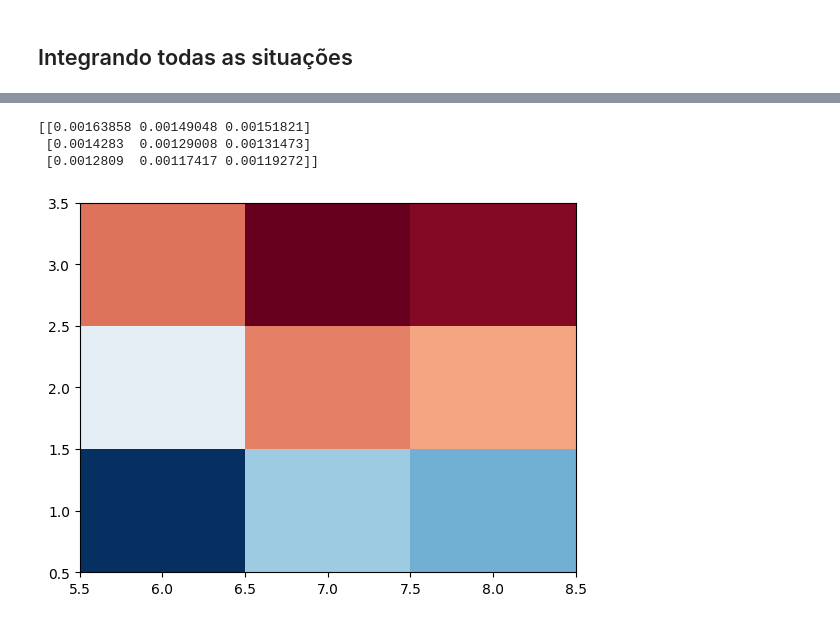
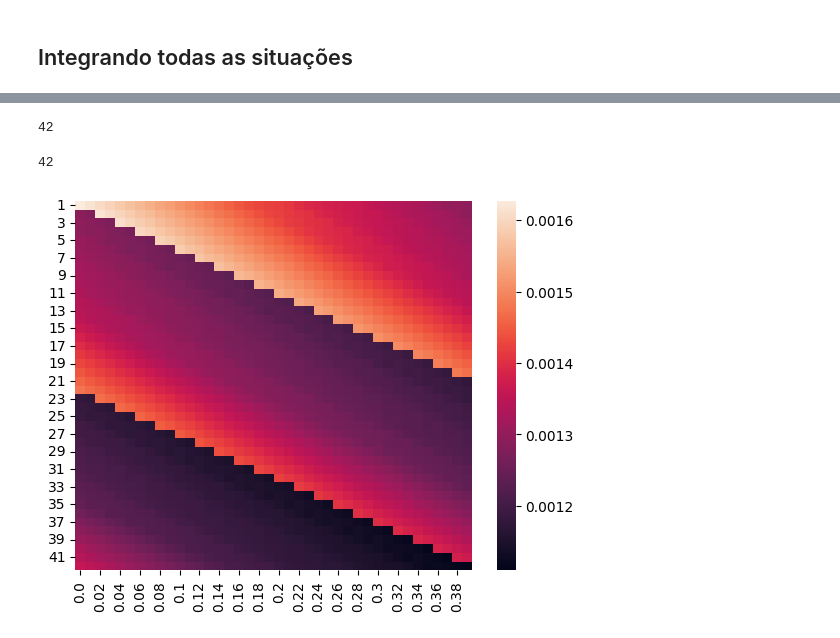
Before and after one commit to filipe7788/SEIHURD, a Jupyter notebook: cenarios_de_simulacao/mapa_de_calor.ipynb, the cells around one changed output, grey strips where cells are left out. Drawn from its saved outputs; the diff is of its cells as text; code cells hidden in the pictures.

Commit message:
excluindo arquivo de draft e terminando o heatmap continuo

```diff
--- a/cenarios_de_simulacao/mapa_de_calor.ipynb
+++ b/cenarios_de_simulacao/mapa_de_calor.ipynb
@@ -268,17 +289,24 @@ listaDeSituacoes = [tauNormal,
 # %% [markdown]
 ## Integrando todas as situações
 # %%
-ts0 =  arange(len(novos_vacinados)-3)
+ts0 =  np.arange(len(novos_vacinados)-4)
 
 ultimoItemDasListasDeSituacoesComMorte = []
 ultimoItemDasListasDeSituacoesComCasos = []
 
-for listau in listaDeSituacoes:
-       parode = [1.90221545,   3.76585085,   2.14629225,   3.27760444,
+
+lista_de_fator_multiplicacao = np.arange(0, fator_multiplicacao, 0.01)
+lista_de_antecipacao_da_vacina = np.arange(1, 43, 1)
+for i in lista_de_fator_multiplicacao:
+       for j in lista_de_antecipacao_da_vacina:
+              adiantamento = vacina_com_adiantamento_em(j)
+              listau = adiantamento+adiantamento*i
+              parode = [1.90221545,   3.76585085,   2.14629225,   3.27760444,
               126.48480189, 172.97799643, 288.57269974, listau]
-       resultado = odeint(SEIIHURD, condicoes_iniciais, ts0, args=(parode,), mxstep=1000000)
-       mortosDaSituacao = resultado[:,-3]
-       casosDaSituacao = resultado[:,-2]
+              resultado = odeint(SEIIHURD, condicoes_iniciais, ts0, args=(parode,), mxstep=1000000)
+              mortosDaSituacao = resultado[:,-3]
+              casosDaSituacao = resultado[:,-2]
 
-       ultimoItemDasListasDeSituacoesComMorte.append(mortosDaSituacao[-1])
-       ultimoItemDasListasDeSituacoesComCasos.append(casosDaSituacao[-1])
+
+              ultimoItemDasListasDeSituacoesComMorte.append(mortosDaSituacao[-1])
+              ultimoItemDasListasDeSituacoesComCasos.append(casosDaSituacao[-1])
@@ -297,15 +313,6 @@ ultimoItemDasListasDeSituacoesComMorte
+# %%
+X,Y=np.meshgrid(lista_de_fator_multiplicacao,lista_de_antecipacao_da_vacina)
+# %% [output]
+42
 # %%
-matriz = np.array(ultimoItemDasListasDeSituacoesComMorte).reshape((3,3))
-print(matriz)
+matriz = np.array(ultimoItemDasListasDeSituacoesComMorte).reshape((42,40))
-# %% [output]
-[[0.00163858 0.00149048 0.00151821]
- [0.0014283  0.00129008 0.00131473]
- [0.0012809  0.00117417 0.00119272]]
-# %%
-vmax = max(ultimoItemDasListasDeSituacoesComMorte)
-vmin = min(ultimoItemDasListasDeSituacoesComMorte)
-ax = plt.pcolormesh(X,Y,matriz,cmap='RdBu')
-fig.colorbar(c, ax=ax)
-plt.show()
-# %% [output]
-[figure, removed]
@@ -313,0 +319,9 @@ X,Y=np.meshgrid([6,7,8],[1,2,3])
+# %%
+print(len(matriz))
+fig, ax = plt.subplots()
+df = pd.DataFrame(data=matriz, columns=lista_de_fator_multiplicacao, index=lista_de_antecipacao_da_vacina)
+sns.heatmap(df, square=False)
+plt.show()
+# %% [output]
+42
+[figure, added]
```
Also changed, not shown: parts of 4 cells of this notebook, 3 other files.
